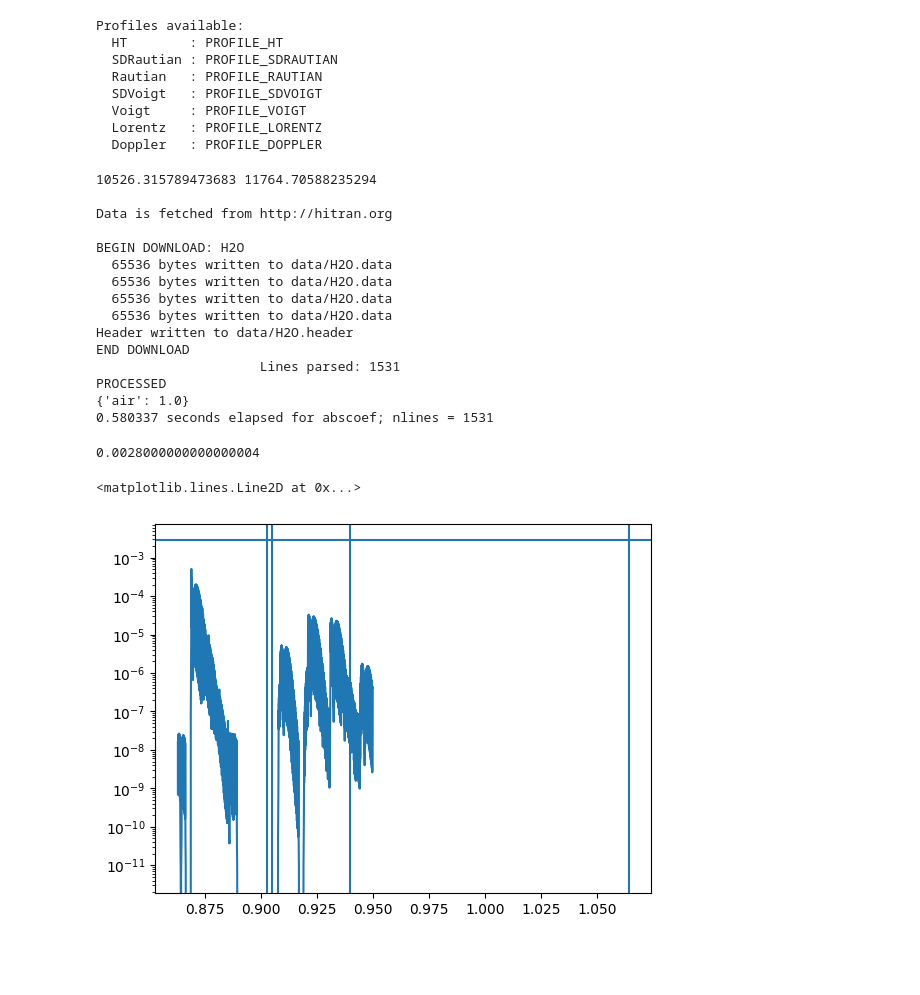
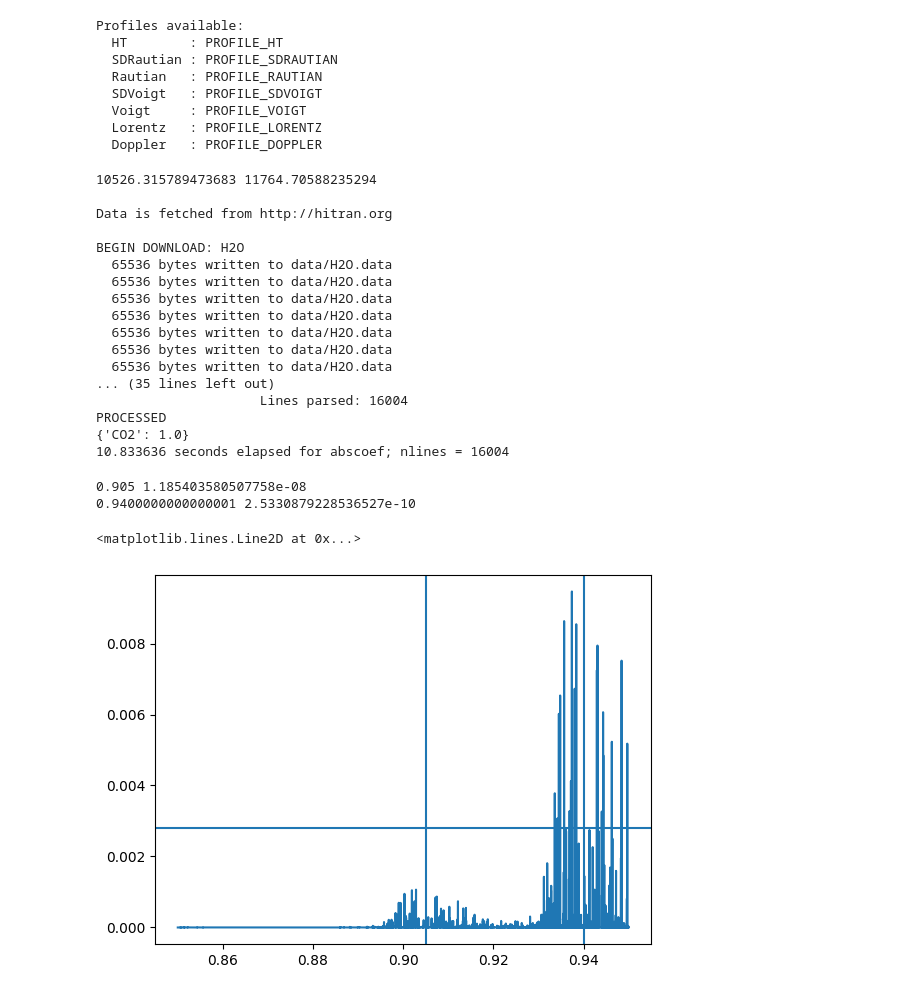
Before and after one commit to BoiseStatePlanetary/Lidar_Water_Profiling, a Jupyter notebook: code/HAPI Experiments.ipynb, the cells around one changed output. Drawn from its saved outputs; the diff is of its cells as text; code cells hidden in the pictures; blank space fills up the shorter version.

```diff
--- a/code/HAPI Experiments.ipynb
+++ b/code/HAPI Experiments.ipynb
@@ -39,8 +39,8 @@ max_wavenumber = 1./(0.85e-6*1e2) # convert 0.5 microns to cm^{-1}
 min_wavenumber = 1./(0.95e-6*1e2) # convert 0.5 microns to cm^{-1}
 print(min_wavenumber, max_wavenumber)
 
-fetch('H2O',2,1,min_wavenumber,max_wavenumber);
-nu,coef = absorptionCoefficient_Lorentz(SourceTables='H2O', Diluent={'air':1.0});
+# fetch('H2O',1,1,min_wavenumber,max_wavenumber);
+nu,coef = absorptionCoefficient_Voigt(SourceTables='H2O', Diluent={'CO2':1.0}, );
 
 # fetch('H2O',2,1,2000,2100)
 # nu,coef = absorptionCoefficient_Lorentz(SourceTables='H2O', Diluent={'air':1.0})
@@ -54,38 +54,64 @@ BEGIN DOWNLOAD: H2O
   65536 bytes written to data/H2O.data
   65536 bytes written to data/H2O.data
   65536 bytes written to data/H2O.data
-Header written to data/H2O.header
-END DOWNLOAD
-                     Lines parsed: 1531
+  65536 bytes written to data/H2O.data
+  65536 bytes written to data/H2O.data
+  65536 bytes written to data/H2O.data
+... (35 lines left out)
+                     Lines parsed: 16004
 PROCESSED
-{'air': 1.0}
-0.580337 seconds elapsed for abscoef; nlines = 1531
+{'CO2': 1.0}
+10.833636 seconds elapsed for abscoef; nlines = 16004
 # %%
+max_wavenumber = 1./(0.85e-6*1e2) # convert 0.5 microns to cm^{-1}
+min_wavenumber = 1./(0.95e-6*1e2) # convert 0.5 microns to cm^{-1}
+wavenumber_step = 0.01
+T = 215. # K
+P = 0.006
+
+# fetch('H2O',1,1,min_wavenumber,max_wavenumber);
+
+# nu, coef = absorptionCoefficient_Voigt(
+#     SourceTables='H2O',
+#     WavenumberRange=(min_wavenumber, max_wavenumber),
+#     Environment={'T': T, 'p': P},
+#     HITRAN_units=True
+# )
+
+# Convert to m^2/molec
+# coef *= 1e-4
+
 Mars_density = 0.02/7.3080318e-26 # 1/m^3
 water_fraction = 0.0003
 water_number_density = Mars_density*water_fraction
 altitude = 40. # m
-water_optical_density = water_number_density*altitude*coef
+water_optical_depth = water_number_density*altitude*coef
 
 lamb = (1/nu/1e2)/1e-6
-plt.semilogy(lamb, water_optical_density)
+plt.plot(lamb, water_optical_depth)
 
 # Wavelengths from https://gemini.google.com/share/f1763edbeddb
-Garmin_lamb = 903.e-9/1e-6
-Velodyne_lamb = 905.e-9/1e-6
-plt.axvline(Garmin_lamb)
-plt.axvline(Velodyne_lamb)
-plt.axvline(0.940)
-plt.axvline(1.064)
+v3HP_lamb = 905.e-9/1e-6
+v4_lamb = 940.e-9/1e-6
+plt.axvline(v3HP_lamb)
+plt.axvline(v4_lamb)
+# plt.axvline(1.064)
+
+mn_ind = np.argmin(np.abs(v3HP_lamb - lamb))
+print(v3HP_lamb, water_optical_depth[mn_ind])
+
+mn_ind = np.argmin(np.abs(v4_lamb - lamb))
+print(v4_lamb, water_optical_depth[mn_ind])
 
 # Dust optical depth - https://pdf.sciencedirectassets.com/272593/1-s2.0-S0019103513X00041/1-s2.0-S0019103513000353/main.pdf
 dust_extinction = 0.07/1e3 # per meter
 dust_optical_depth = dust_extinction*altitude
-print(dust_optical_depth)
+# print(dust_optical_depth)
 plt.axhline(dust_optical_depth)
 
 # print(coef)
 # %% [output]
-0.0028000000000000004
+0.905 1.185403580507758e-08
+0.9400000000000001 2.5330879228536527e-10
 <matplotlib.lines.Line2D at 0x...>
-[figure, old version]
+[figure, new version]
```
Also changed, not shown: parts of 1 cell of this notebook.
